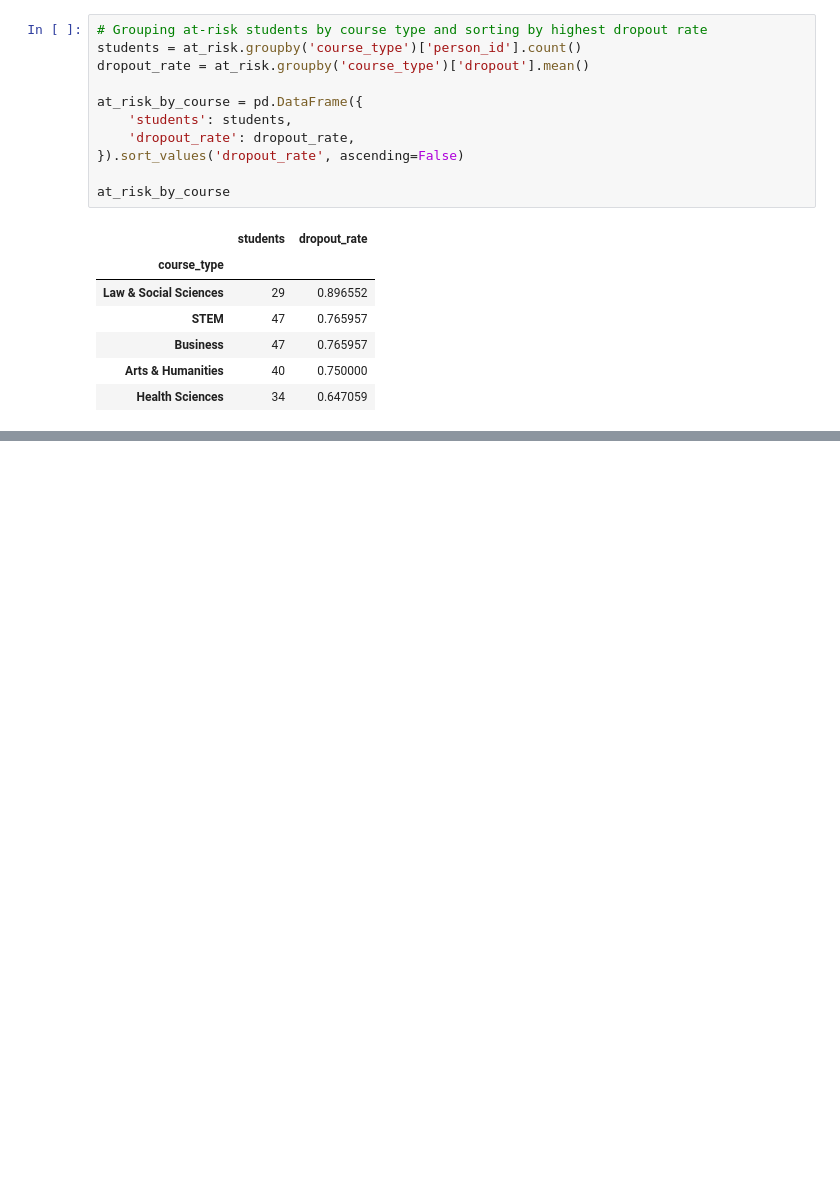
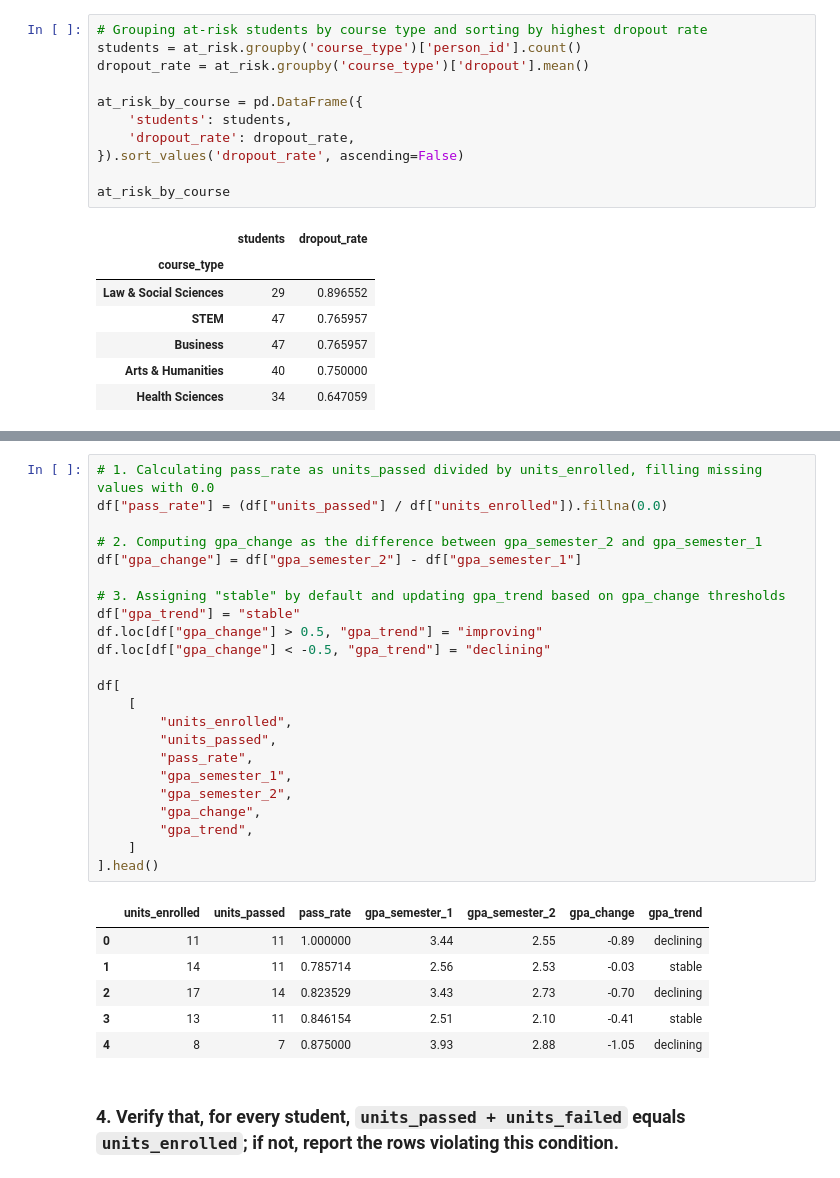
Before and after one commit to Kibriachowdhury/Student_Dropout_Risk_2026, a Jupyter notebook: Student_Dropout_Risk_2026.ipynb, the cells around one changed output, grey strips where cells are left out. Drawn from its saved outputs; the diff is of its cells as text; blank space fills up the shorter version.

Commit message:
Add feature engineering and unit validation check

```diff
--- a/Student_Dropout_Risk_2026.ipynb
+++ b/Student_Dropout_Risk_2026.ipynb
@@ -66,0 +73,32 @@ at_risk_by_course
+# %%
+# 1. Calculating pass_rate as units_passed divided by units_enrolled, filling missing values with 0.0
+df["pass_rate"] = (df["units_passed"] / df["units_enrolled"]).fillna(0.0)
+
+# 2. Computing gpa_change as the difference between gpa_semester_2 and gpa_semester_1
+df["gpa_change"] = df["gpa_semester_2"] - df["gpa_semester_1"]
+
+# 3. Assigning "stable" by default and updating gpa_trend based on gpa_change thresholds
+df["gpa_trend"] = "stable"
+df.loc[df["gpa_change"] > 0.5, "gpa_trend"] = "improving"
+df.loc[df["gpa_change"] < -0.5, "gpa_trend"] = "declining"
+
+df[
+    [
+        "units_enrolled",
+        "units_passed",
+        "pass_rate",
+        "gpa_semester_1",
+        "gpa_semester_2",
+        "gpa_change",
+        "gpa_trend",
+    ]
+].head()
+# %% [output]
+|  | units_enrolled | units_passed | pass_rate | gpa_semester_1 | gpa_semester_2 | gpa_change | gpa_trend |
+| 0 | 11 | 11 | 1.000000 | 3.44 | 2.55 | -0.89 | declining |
+| 1 | 14 | 11 | 0.785714 | 2.56 | 2.53 | -0.03 | stable |
+| 2 | 17 | 14 | 0.823529 | 3.43 | 2.73 | -0.70 | declining |
+| 3 | 13 | 11 | 0.846154 | 2.51 | 2.10 | -0.41 | stable |
+| 4 | 8 | 7 | 0.875000 | 3.93 | 2.88 | -1.05 | declining |
+# %% [markdown]
+### 4. Verify that, for every student, `units_passed + units_failed` equals `units_enrolled`; if not, report the rows violating this condition.
```
Also changed, not shown: parts of 2 cells of this notebook.
